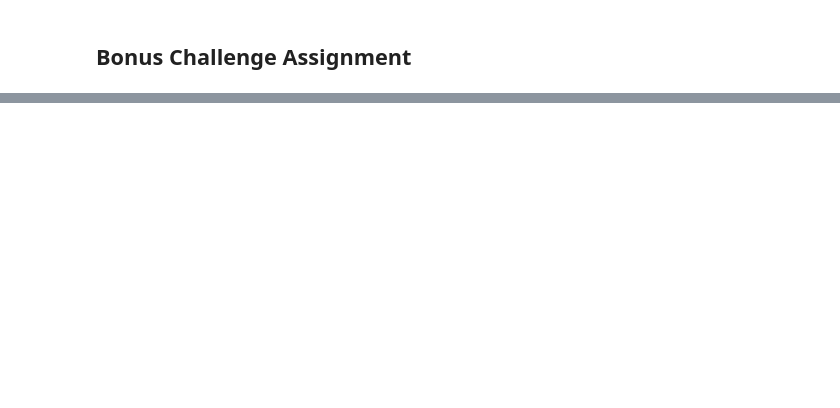
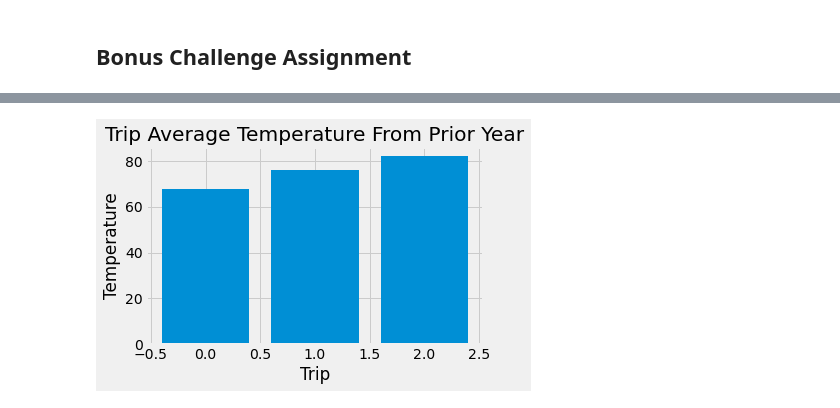
Before and after one commit to kldudzinsky/sqlalchemy-challenge, a Jupyter notebook: climate_complete.ipynb, the cells around one changed output, grey strips where cells are left out. Cells and saved outputs as stored; diff of their text form; code cells hidden in the pictures; blank space fills up the shorter version.

```diff
--- a/climate_complete.ipynb
+++ b/climate_complete.ipynb
@@ -302,15 +309,17 @@ print(trip_avg_year)
 # %%
 # Plot the results from your previous query as a bar chart.
 # Use "Trip Avg Temp" as your Title
 # Use the average temperature for the y value
 fig, ax = plt.subplots()
-x = range(len(trip_avg_year))
-ax.bar(x,trip_avg_year)
+x = range(3)
+ax.bar(x,[x for x in trip_avg_year[0]])
 ax.set_title('Trip Average Temperature From Prior Year')
 ax.set_ylabel("Temperature")
 ax.set_xlabel("Trip")
 fig.tight_layout()
 plt.show()
+# %% [output]
+[figure, added]
 # %%
 # Calculate the total amount of rainfall per weather station for your trip dates using the previous year's matching dates.
 # Sort this in descending order by precipitation amount and list the station, name, latitude, longitude, and elevation
```
Also changed, not shown: parts of 7 cells of this notebook.
